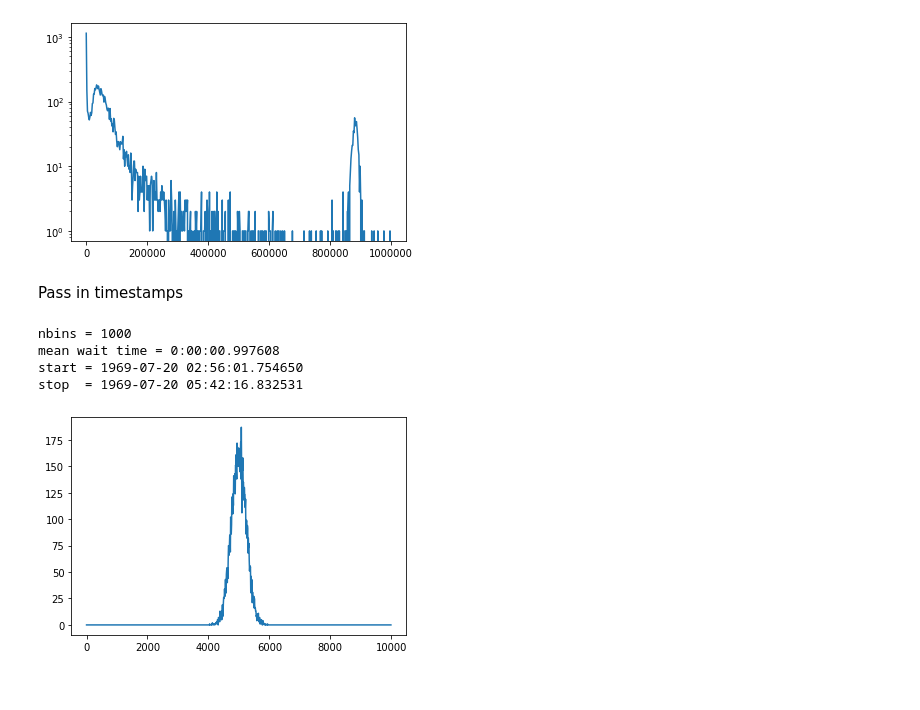
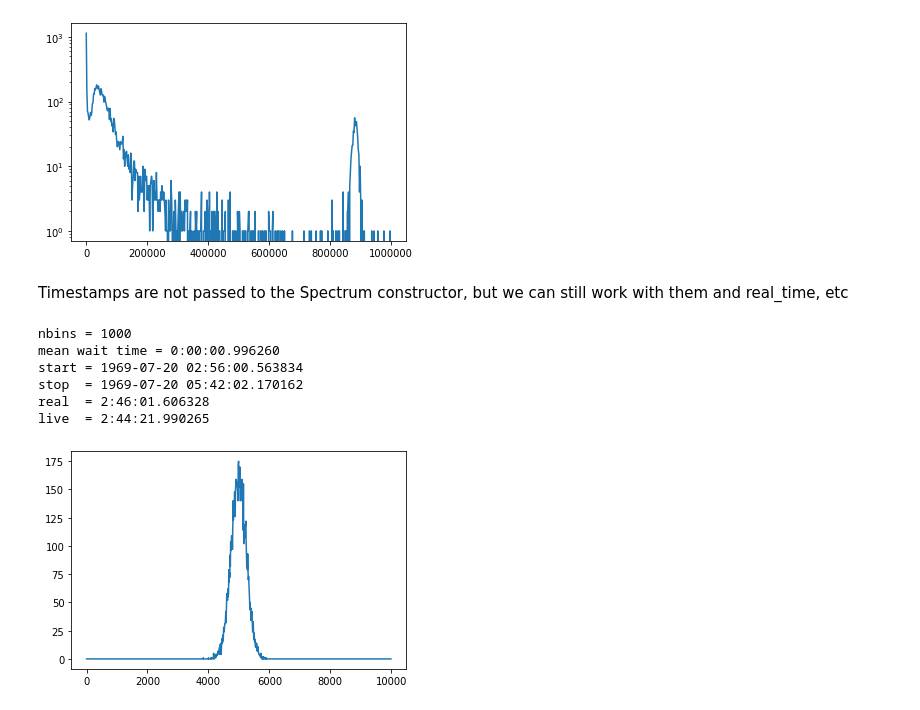
Before and after one commit to lbl-anp/becquerel, a Jupyter notebook: examples/spectrum.ipynb, the cells around one changed output. Cells and saved outputs as stored; diff of their text form; code cells hidden in the pictures.

Commit message:
remove spectrum list mode timestamps field, update notebooks/tests

```diff
--- a/examples/spectrum.ipynb
+++ b/examples/spectrum.ipynb
@@ -322,29 +322,35 @@ plt.yscale('log')
 plt.show()
 # %% [output]
 [figure]
-# %% [markdown]
-Pass in timestamps
+# %% [markdown]
+Timestamps are not passed to the Spectrum constructor, but we can still work with them and real_time, etc
 # %%
 import datetime
 
 nsamples = 10000
 lmd = np.random.normal(5000, 250, nsamples)
 times = np.cumsum(np.random.exponential(1./86400., nsamples))
 start = datetime.datetime(1969, 7, 20, 2, 56)
 times = [start + datetime.timedelta(t) for t in times]
-spec10 = Spectrum.from_listmode(lmd, bins=1000, xmin=0, xmax=10000, timestamps=times)
+spec10 = Spectrum.from_listmode(lmd, bins=1000, xmin=0, xmax=10000)
 spec10.start_time = min(times)
 spec10.stop_time = max(times)
+spec10.real_time = spec10.stop_time - spec10.start_time
+spec10.live_time = 0.99 * spec10.real_time
 
 print('nbins =', len(spec10))
 print('mean wait time =', np.mean(np.diff(times))) # in days, if not formatted via datetime
 print('start =', spec10.start_time)
 print('stop  =', spec10.stop_time)
+print('real  =', spec10.real_time)
+print('live  =', spec10.live_time)
 plt.plot(spec10.bin_edges_kev[:-1], spec10.counts_vals)
 plt.show()
 # %% [output]
 nbins = 1000
-mean wait time = 0:00:00.997608
-start = 1969-07-20 02:56:01.754650
-stop  = 1969-07-20 05:42:16.832531
+mean wait time = 0:00:00.996260
+start = 1969-07-20 02:56:00.563834
+stop  = 1969-07-20 05:42:02.170162
+real  = 2:46:01.606328
+live  = 2:44:21.990265
-[figure, old version]
+[figure, new version]
```
Also changed, not shown: 2 other files.
